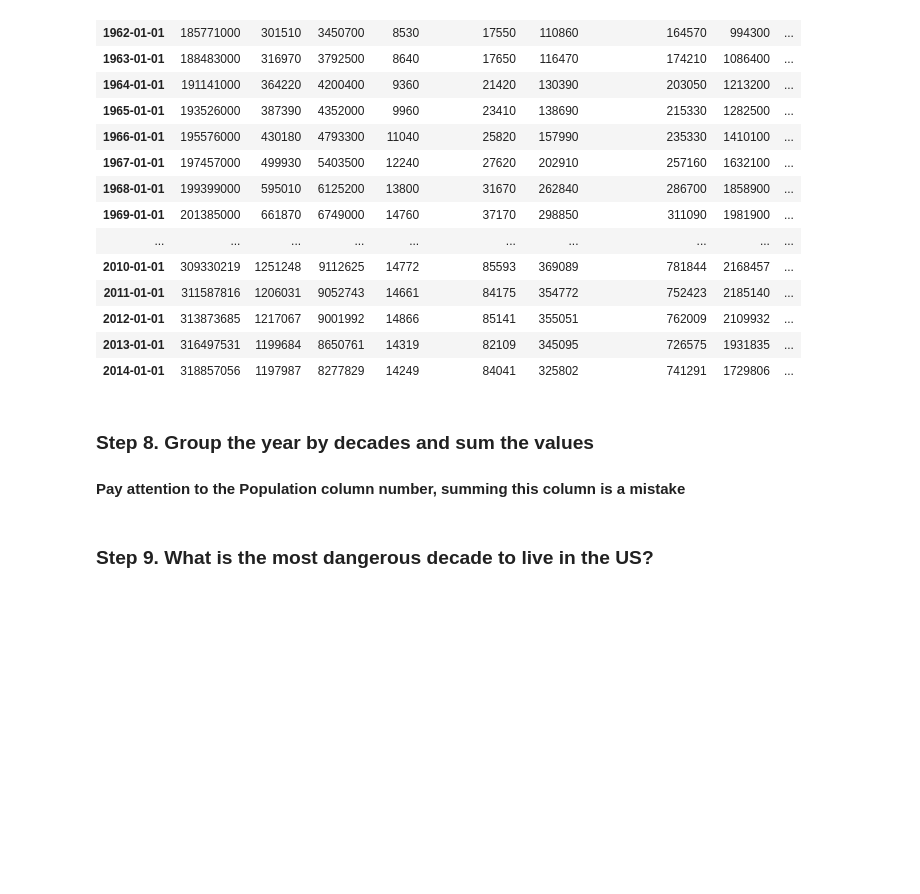
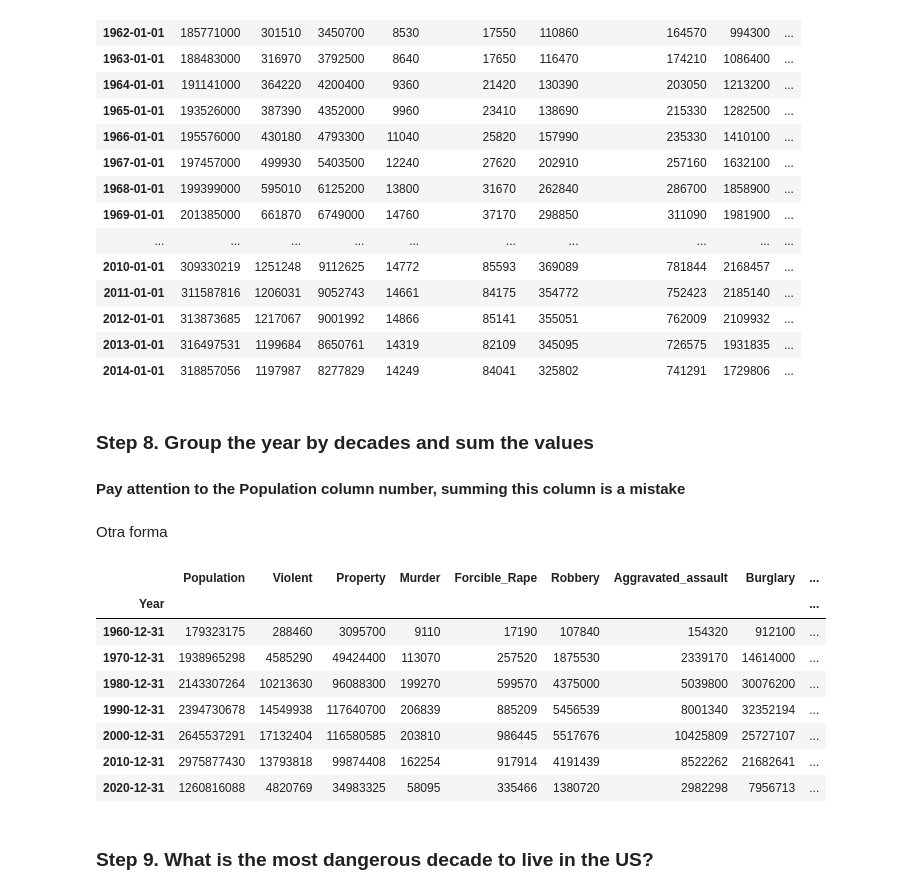
Before and after one commit to BorjaFlightCoder/pandas_exercises, a Jupyter notebook: 04_Apply/US_Crime_Rates/Exercises.ipynb, the cells around one changed output. Cells and saved outputs as stored; diff of their text form; code cells hidden in the pictures; blank space fills up the shorter version.

```diff
--- a/04_Apply/US_Crime_Rates/Exercises.ipynb
+++ b/04_Apply/US_Crime_Rates/Exercises.ipynb
@@ -178,6 +198,20 @@ df_crime
 df_crime_group = df_crime.groupby(by=(df_crime.index.year//10)*10).sum()
 # %%
 df_crime_group = df_crime_group.drop(columns='Population')
+# %% [markdown]
+Otra forma
+# %%
+df_crime.resample(rule='10Y').sum()
+# %% [output]
+|  | Population | Violent | Property | Murder | Forcible_Rape | Robbery | Aggravated_assault | Burglary | ... |
+| Year |  |  |  |  |  |  |  |  | ... |
+| 1960-12-31 | 179323175 | 288460 | 3095700 | 9110 | 17190 | 107840 | 154320 | 912100 | ... |
+| 1970-12-31 | 1938965298 | 4585290 | 49424400 | 113070 | 257520 | 1875530 | 2339170 | 14614000 | ... |
+| 1980-12-31 | 2143307264 | 10213630 | 96088300 | 199270 | 599570 | 4375000 | 5039800 | 30076200 | ... |
+| 1990-12-31 | 2394730678 | 14549938 | 117640700 | 206839 | 885209 | 5456539 | 8001340 | 32352194 | ... |
+| 2000-12-31 | 2645537291 | 17132404 | 116580585 | 203810 | 986445 | 5517676 | 10425809 | 25727107 | ... |
+| 2010-12-31 | 2975877430 | 13793818 | 99874408 | 162254 | 917914 | 4191439 | 8522262 | 21682641 | ... |
+| 2020-12-31 | 1260816088 | 4820769 | 34983325 | 58095 | 335466 | 1380720 | 2982298 | 7956713 | ... |
 # %% [markdown]
 ### Step 9. What is the most dangerous decade to live in the US?
 # %%
```
Also changed, not shown: parts of 1 cell of this notebook, 4 other files.
